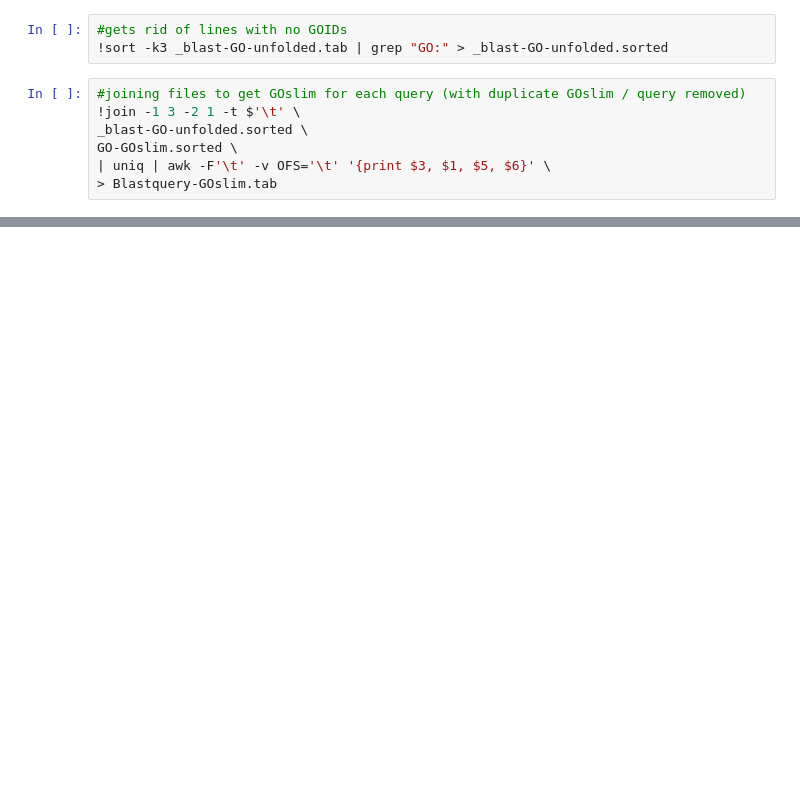
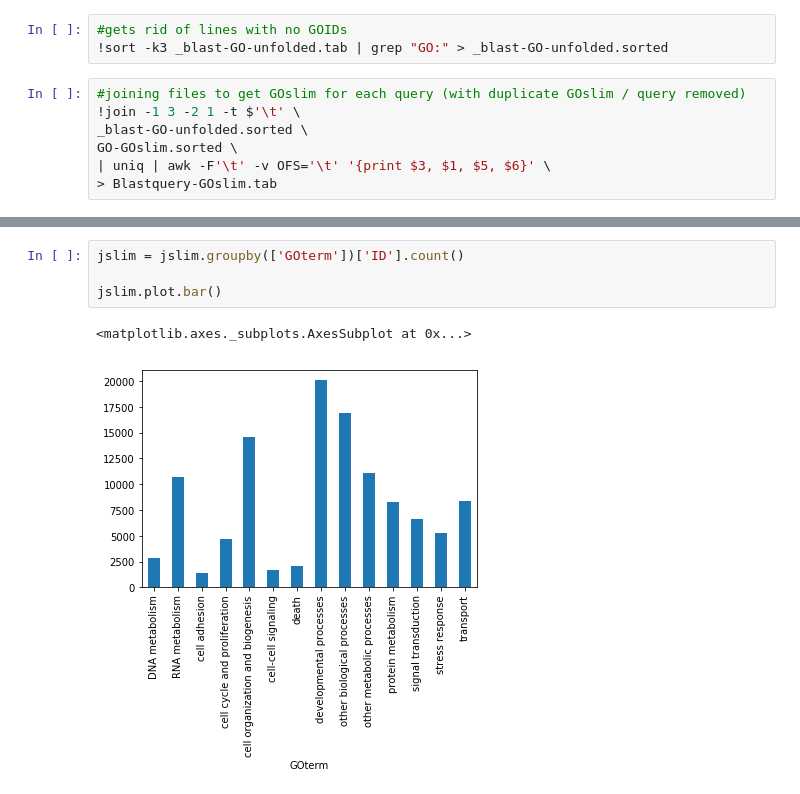
Before and after one commit to sr320/nb-2020, a Jupyter notebook: C_bairdi/10-blast-2-slim.ipynb, the cells around one changed output, grey strips where cells are left out. Cells and saved outputs as stored; diff of their text form; blank space fills up the shorter version.

```diff
--- a/C_bairdi/10-blast-2-slim.ipynb
+++ b/C_bairdi/10-blast-2-slim.ipynb
@@ -170,0 +242,7 @@ GO-GOslim.sorted \
+# %%
+jslim = jslim.groupby(['GOterm'])['ID'].count()
+
+jslim.plot.bar()
+# %% [output]
+<matplotlib.axes._subplots.AxesSubplot at 0x...>
+[figure, added]
```
Also changed, not shown: parts of 10 cells of this notebook.
